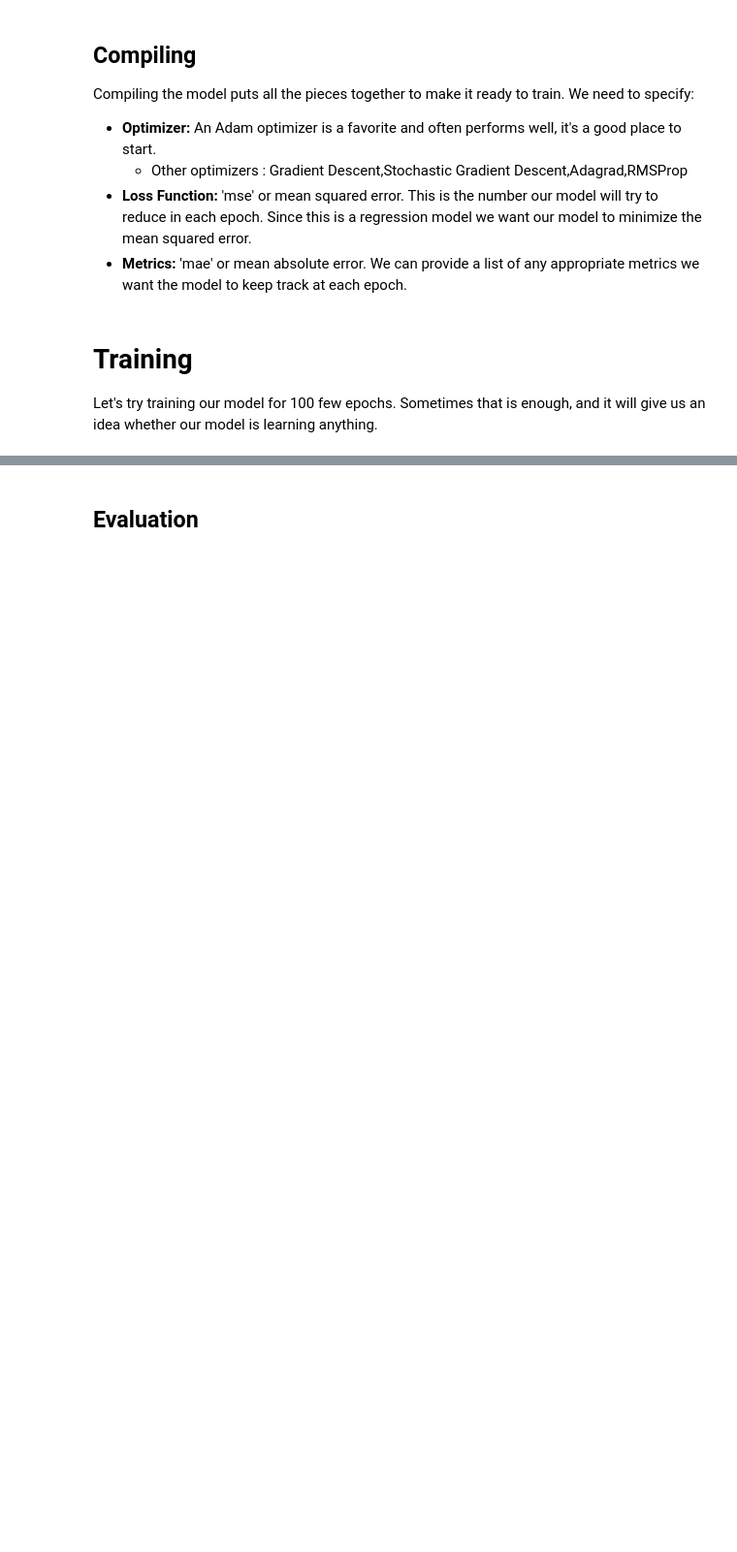
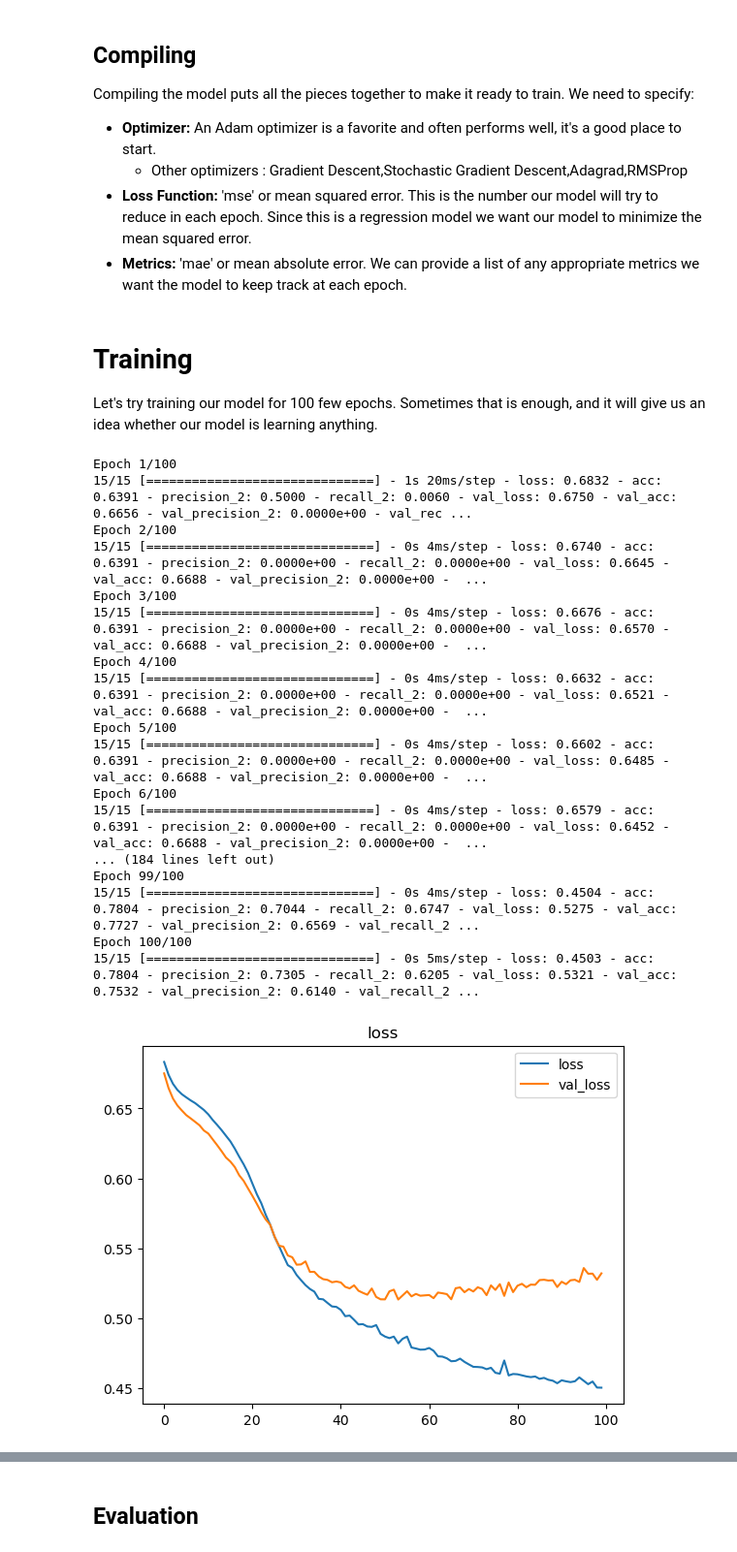
Before and after one commit to Caellwyn/intermediate-ml-wk-03-deep-learning-codealongs, a Jupyter notebook: IN CLASS Lecture 2 - Tuning Neural Networks.ipynb, the cells around one changed output, grey strips where cells are left out. Shown at 97% size. Drawn from its saved outputs; the diff is of its cells as text; code cells hidden in the pictures; blank space fills up the shorter version.

```diff
--- a/IN CLASS Lecture 2 - Tuning Neural Networks.ipynb
+++ b/IN CLASS Lecture 2 - Tuning Neural Networks.ipynb
@@ -215,0 +368,20 @@ class_model2.summary()
+# %%
+# use all features as input using input_dim
+input_dim = X_train.shape[1]
+
+# Instantiate your sequential model
+def build_model2():
+    model = Sequential()
+    model.add(Dense(10, input_dim=input_dim, activation='relu'))
+    model.add(Dense(10, activation='relu'))
+    model.add(Dense(10, activation='relu'))
+    model.add(Dense(10, activation='relu'))
+    model.add(Dense(1, activation='sigmoid'))
+
+
+# Check summary of network
+    model.compile(loss='bce', optimizer='adam', metrics=['acc', Precision(), Recall()])
+    return model
+
+class_model2 = build_model2()
+class_model2.summary()
@@ -234,0 +423,27 @@ Let's try training our model for 100 few epochs.  Sometimes that is enough, and
+# %%
+# Fit your model
+history = class_model2.fit(X_train, y_train,
+                           validation_data=(X_test, y_test),
+                           epochs=100)
+
+
+plot_history(history)
+# %% [output]
+Epoch 1/100
+15/15 [==============================] - 1s 20ms/step - loss: 0.6832 - acc: 0.6391 - precision_2: 0.5000 - recall_2: 0.0060 - val_loss: 0.6750 - val_acc: 0.6656 - val_precision_2: 0.0000e+00 - val_rec ...
+Epoch 2/100
+15/15 [==============================] - 0s 4ms/step - loss: 0.6740 - acc: 0.6391 - precision_2: 0.0000e+00 - recall_2: 0.0000e+00 - val_loss: 0.6645 - val_acc: 0.6688 - val_precision_2: 0.0000e+00 -  ...
+Epoch 3/100
+15/15 [==============================] - 0s 4ms/step - loss: 0.6676 - acc: 0.6391 - precision_2: 0.0000e+00 - recall_2: 0.0000e+00 - val_loss: 0.6570 - val_acc: 0.6688 - val_precision_2: 0.0000e+00 -  ...
+Epoch 4/100
+15/15 [==============================] - 0s 4ms/step - loss: 0.6632 - acc: 0.6391 - precision_2: 0.0000e+00 - recall_2: 0.0000e+00 - val_loss: 0.6521 - val_acc: 0.6688 - val_precision_2: 0.0000e+00 -  ...
+Epoch 5/100
+15/15 [==============================] - 0s 4ms/step - loss: 0.6602 - acc: 0.6391 - precision_2: 0.0000e+00 - recall_2: 0.0000e+00 - val_loss: 0.6485 - val_acc: 0.6688 - val_precision_2: 0.0000e+00 -  ...
+Epoch 6/100
+15/15 [==============================] - 0s 4ms/step - loss: 0.6579 - acc: 0.6391 - precision_2: 0.0000e+00 - recall_2: 0.0000e+00 - val_loss: 0.6452 - val_acc: 0.6688 - val_precision_2: 0.0000e+00 -  ...
+... (184 lines left out)
+Epoch 99/100
+15/15 [==============================] - 0s 4ms/step - loss: 0.4504 - acc: 0.7804 - precision_2: 0.7044 - recall_2: 0.6747 - val_loss: 0.5275 - val_acc: 0.7727 - val_precision_2: 0.6569 - val_recall_2 ...
+Epoch 100/100
+15/15 [==============================] - 0s 5ms/step - loss: 0.4503 - acc: 0.7804 - precision_2: 0.7305 - recall_2: 0.6205 - val_loss: 0.5321 - val_acc: 0.7532 - val_precision_2: 0.6140 - val_recall_2 ...
+[figure, added]
```
Also changed, not shown: parts of 39 cells of this notebook.
